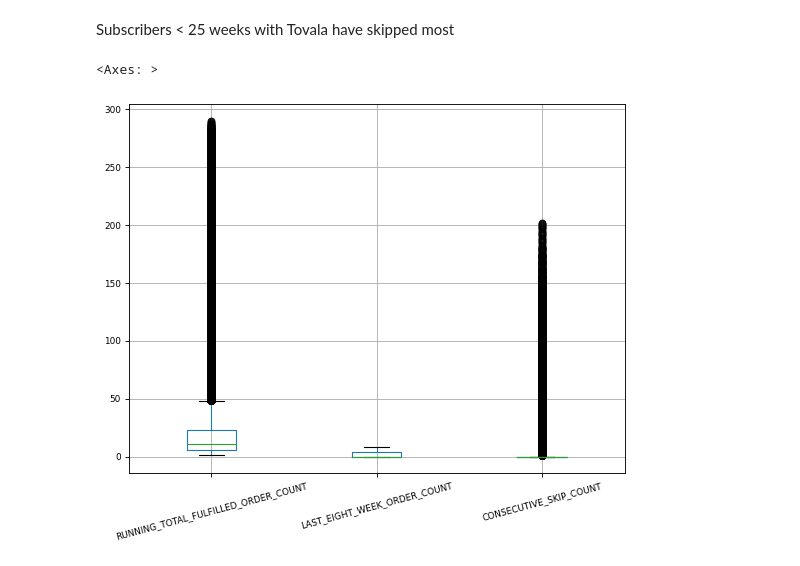
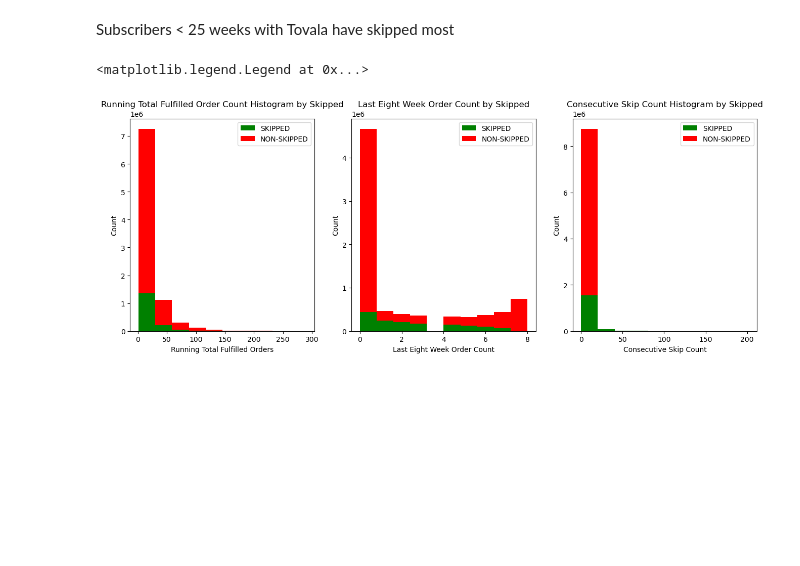
Before and after one commit to mindyng/Take-Homes, a Jupyter notebook: tovala-lead-ba-take-home-challenge.ipynb, the cells around one changed output. Drawn from its saved outputs; the diff is of its cells as text; code cells hidden in the pictures; blank space fills up the shorter version.

```diff
--- a/tovala-lead-ba-take-home-challenge.ipynb
+++ b/tovala-lead-ba-take-home-challenge.ipynb
@@ -452,52 +461,52 @@ g = g.map(sns.distplot, "COHORT_WEEK_WITHOUT_HOLIDAYS")
 Subscribers < 25 weeks with Tovala have skipped most
 # %%
 #graph distribution of quantitative data
-# plt.figure(figsize=[16,12])
+plt.figure(figsize=[16,12])
 
 # plt.subplot(231)
 # plt.boxplot(x=cts_cols['RUNNING_TOTAL_FULFILLED_ORDER_COUNT'], showmeans = True, meanline = True)
 # plt.title('Running Total Fulfilled Orders Boxplot')
 # plt.ylabel('Fulfilled Orders Count')
 
 # plt.subplot(232)
 # plt.boxplot(cts_cols['LAST_EIGHT_WEEK_ORDER_COUNT'], showmeans = True, meanline = True)
 # plt.title('Last Eight Week Order Boxplot')
 # plt.ylabel('Fulfilled Orders Count')
 
 # plt.subplot(233)
 # plt.boxplot(cts_cols['CONSECUTIVE_SKIP_COUNT'], showmeans = True, meanline = True)
 # plt.title('Consecutive Skip Count Boxplot')
 # plt.ylabel('Count')
 
-# plt.subplot(234)
-# plt.hist(x = [cts_cols[cts_cols['SKIPPED']==1]['RUNNING_TOTAL_FULFILLED_ORDER_COUNT'], cts_cols[['SKIPPED']==0]['RUNNING_TOTAL_FULFILLED_ORDER_COUNT']],
-#          stacked=True, color = ['g','r'],label = ['SKIPPED','NON-SKIPPED'])
-# plt.title('Running Total Fulfilled Order Count Histogram by Skipped')
-# plt.xlabel('Running Total Fulfilled Orders')
-# plt.ylabel('Count')
-# plt.legend()
+plt.subplot(234)
+plt.hist(x = [cts_cols[cts_cols['SKIPPED']==1]['RUNNING_TOTAL_FULFILLED_ORDER_COUNT'], cts_cols[cts_cols['SKIPPED']==0]['RUNNING_TOTAL_FULFILLED_ORDER_COUNT']],
+         stacked=True, color = ['g','r'],label = ['SKIPPED','NON-SKIPPED'])
+plt.title('Running Total Fulfilled Order Count Histogram by Skipped')
+plt.xlabel('Running Total Fulfilled Orders')
+plt.ylabel('Count')
+plt.legend()
 
-# plt.subplot(235)
-# plt.hist(x = [cts_cols[cts_cols['SKIPPED']==1]['LAST_EIGHT_WEEK_ORDER_COUNT'], cts_cols[cts_cols['SKIPPED']==0]['LAST_EIGHT_WEEK_ORDER_COUNT']],
-#          stacked=True, color = ['g','r'],label = ['SKIPPED','NON-SKIPPED'])
-# plt.title('Last Eight Week Order Count by Skipped')
-# plt.xlabel('Last Eight Week Order Count')
-# plt.ylabel('Count')
-# plt.legend()
+plt.subplot(235)
+plt.hist(x = [cts_cols[cts_cols['SKIPPED']==1]['LAST_EIGHT_WEEK_ORDER_COUNT'], cts_cols[cts_cols['SKIPPED']==0]['LAST_EIGHT_WEEK_ORDER_COUNT']],
+         stacked=True, color = ['g','r'],label = ['SKIPPED','NON-SKIPPED'])
+plt.title('Last Eight Week Order Count by Skipped')
+plt.xlabel('Last Eight Week Order Count')
+plt.ylabel('Count')
+plt.legend()
 
-# plt.subplot(236)
-# plt.hist(x = [cts_cols[cts_cols['SKIPPED']==1]['CONSECUTIVE_SKIP_COUNT'], cts_cols[cts_cols['SKIPPED']==0]['CONSECUTIVE_SKIP_COUNT']],
-#          stacked=True, color = ['g','r'],label = ['SKIPPED','NON-SKIPPED'])
-# plt.title('Consecutive Skip Count Histogram by Skipped')
-# plt.xlabel('Consecutive Skip Count')
-# plt.ylabel('Count')
-# plt.legend()
+plt.subplot(236)
+plt.hist(x = [cts_cols[cts_cols['SKIPPED']==1]['CONSECUTIVE_SKIP_COUNT'], cts_cols[cts_cols['SKIPPED']==0]['CONSECUTIVE_SKIP_COUNT']],
+         stacked=True, color = ['g','r'],label = ['SKIPPED','NON-SKIPPED'])
+plt.title('Consecutive Skip Count Histogram by Skipped')
+plt.xlabel('Consecutive Skip Count')
+plt.ylabel('Count')
+plt.legend()
+# %% [output]
+<matplotlib.legend.Legend at 0x...>
+[figure, added]
 # %%
-from matplotlib.pyplot import figure
+# from matplotlib.pyplot import figure
 
-figure(figsize=(8, 6), dpi=80)
+# figure(figsize=(8, 6), dpi=80)
 
-cts_cols.boxplot(column=['RUNNING_TOTAL_FULFILLED_ORDER_COUNT', 'LAST_EIGHT_WEEK_ORDER_COUNT', 'CONSECUTIVE_SKIP_COUNT'],grid=True, rot=15, fontsize=8)
+# cts_cols.boxplot(column=['RUNNING_TOTAL_FULFILLED_ORDER_COUNT', 'LAST_EIGHT_WEEK_ORDER_COUNT', 'CONSECUTIVE_SKIP_COUNT'],grid=True, rot=15, fontsize=8)
-# %% [output]
-<Axes: >
-[figure, removed]
```
Also changed, not shown: parts of 8 cells of this notebook.
